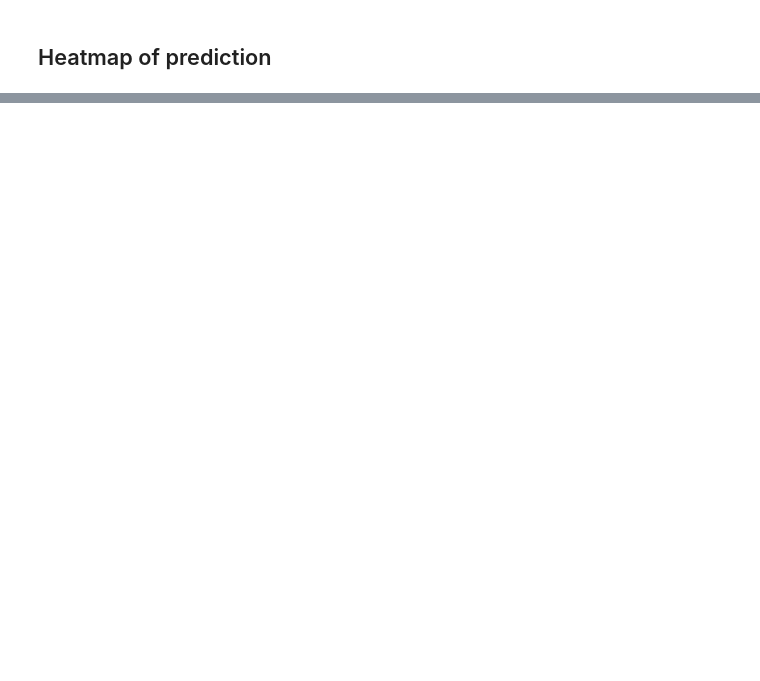
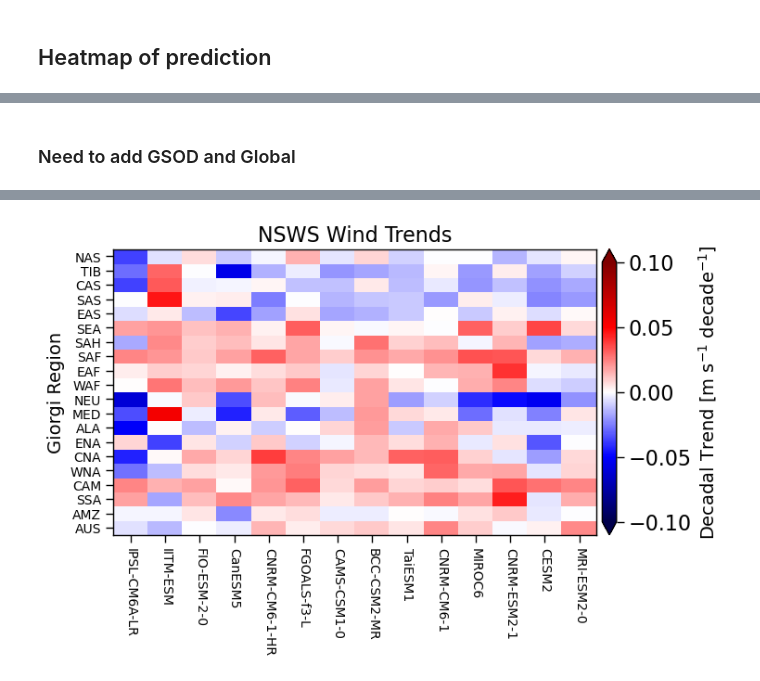
Before and after one commit to ivalencius/winds-of-change, a Jupyter notebook: amip_validation.ipynb, the cells around one changed output, grey strips where cells are left out. Saved outputs shown, nothing was run; the diff lists cells and outputs as text; code cells hidden in the pictures; blank space fills up the shorter version.

```diff
--- a/amip_validation.ipynb
+++ b/amip_validation.ipynb
@@ -464,0 +527,24 @@ Parameters of piecewise regression:
+# %% [markdown]
+### Need to add GSOD and Global
+# %%
+x = 8
+y = 4
+fig, ax = plt.subplots(figsize=(x, y))
+im = ax.pcolor(region_trends[regions].T, cmap='seismic', vmin=-0.1, vmax=0.1)
+# Add colorbar
+cb = plt.colorbar(im, orientation='vertical', pad=0.01, extend='both')
+cb.set_label(label='Decadal Trend [m s$^{-1}$ decade$^{-1}$]', fontsize=14)
+# set side axis
+ax.set_ylim(ax.get_ylim())
+ax.set_yticks(np.arange(len(regions))+0.5)
+ax.set_yticklabels(regions, fontsize=10)
+# set top axis
+ax.set_xlim(ax.get_xlim())
+ax.set_xticks(np.arange(len(region_trends['source']))+0.5)
+ax.set_xticklabels(region_trends['source'], rotation=-90, fontsize=10)
+
+# Style options
+ax.set_ylabel('Giorgi Region', fontsize=14)
+ax.set_title('NSWS Wind Trends', fontsize=16)
+plt.show()
+# %% [output]
@@ -464,0 +552 @@ Parameters of piecewise regression:
+[figure, added]
```
Also changed, not shown: parts of 3 cells of this notebook.
